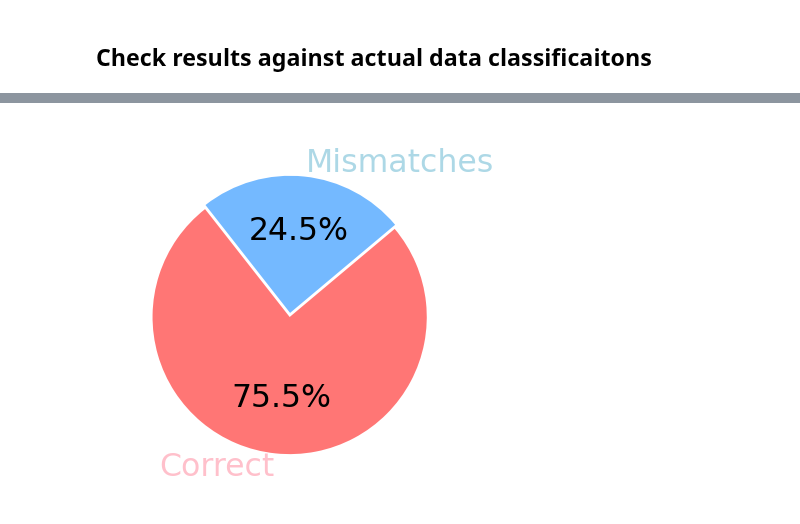
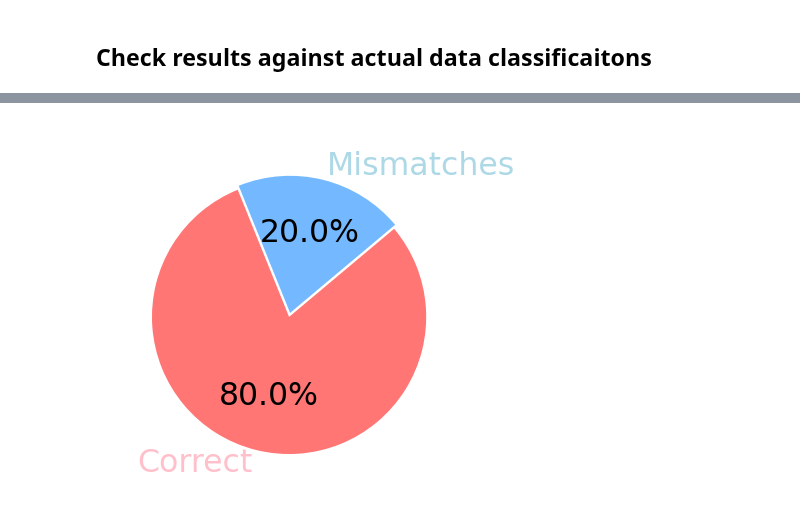
Before and after one commit to AlexHappyCode/CSC845-twitter-spam-detection, a Jupyter notebook: alex/random_forest.ipynb, the cells around one changed output, grey strips where cells are left out. Cells and saved outputs as stored; diff of their text form; code cells hidden in the pictures.

Commit message:
rerunning using a subset of the data, I need to figure out why counting the frequencies is wrongly classifying data

```diff
--- a/alex/random_forest.ipynb
+++ b/alex/random_forest.ipynb
@@ -278,9 +278,11 @@ def random_forest(data, trees):
     return res_df
 # %% [markdown]
 # Using a random subset of samples, create a decision tree that places the sample as the correct classification
+# %%
+subset_data = data.sample(50)
 # %%
-# run the random forest algorithm
+''' run the random forest algorithm '''
 
-res_df = random_forest(data.sample(10), first_trees)
+res_df = random_forest(subset_data, first_trees)
 # %% [markdown]
 ## Check results against actual data classificaitons
@@ -517,19 +455,4 @@ percent right: 0.7552855896368884
 # %%
-# Creating Pie Chart
-category_names = ['Mismatches', 'Correct']
-sizes = [mismatches, res_df.shape[0] - mismatches]
-custom_colors = ['#74b9ff','#ff7675']
-
-plt.figure(figsize=(2, 2), dpi=227)
-wedges, labels, percents = plt.pie(sizes, labels=category_names, textprops={'fontsize': 10},
-                                   startangle=40, autopct='%1.1f%%', colors=custom_colors,
-                                    explode=[0, 0.03])
-
-# label colors
-labels[0].set_color('lightblue')
-labels[1].set_color('pink')
-
-# display pie chart
-plt.show()
+pie_chart(res_df, mismatches)
 # %% [output]
-[figure, old version]
+[figure, new version]
```
Also changed, not shown: parts of 8 cells of this notebook.
